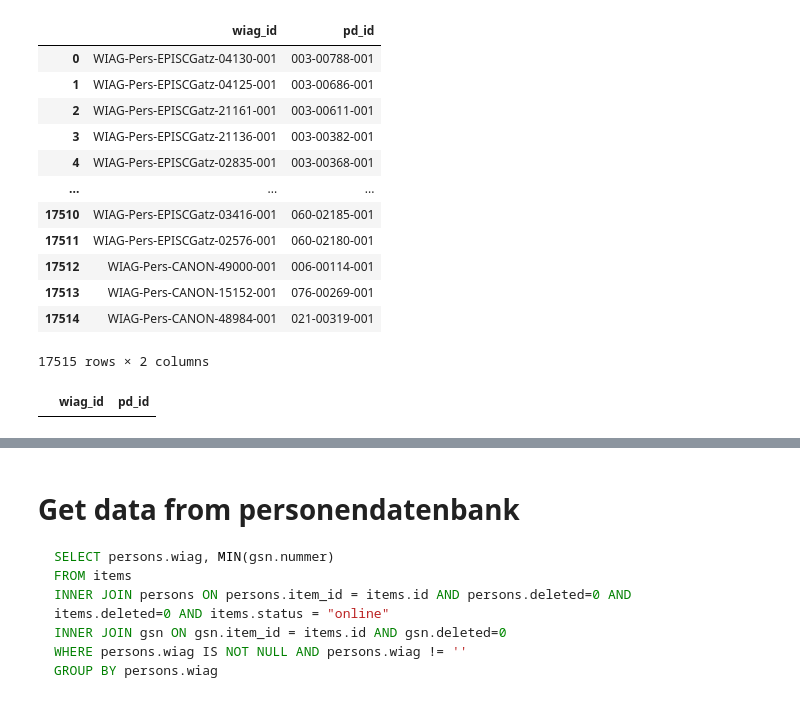
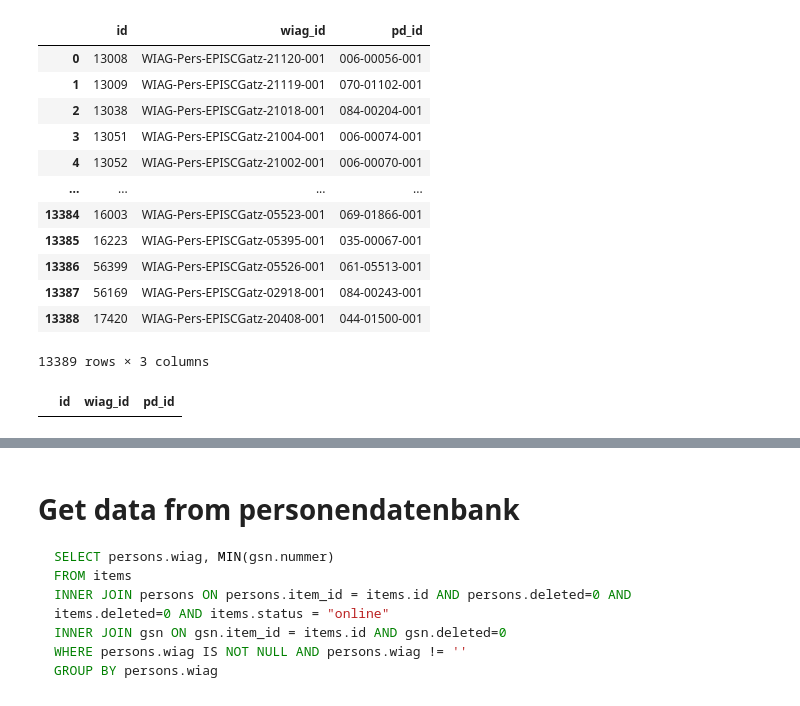
Before and after one commit to WIAG-ADW-GOE/WIAGweb2, a Jupyter notebook: notebooks/pr_recon.ipynb, the cells around one changed output, grey strips where cells are left out. Cells and saved outputs as stored; diff of their text form; code cells hidden in the pictures.

```diff
--- a/notebooks/pr_recon.ipynb
+++ b/notebooks/pr_recon.ipynb
@@ -23,21 +49,21 @@ or item.merge_status = 'original'
 # %%
-ic_df = pd.read_csv('item_corpus_2024-05-15_1.csv', names=["wiag_id","pd_id"])
+ic_df = pd.read_csv('item_2024-05-21.csv', names=["id", "wiag_id", "pd_id"])
 ic_df
 # %% [output]
-|  | wiag_id | pd_id |
-| 0 | WIAG-Pers-EPISCGatz-04130-001 | 003-00788-001 |
-| 1 | WIAG-Pers-EPISCGatz-04125-001 | 003-00686-001 |
-| 2 | WIAG-Pers-EPISCGatz-21161-001 | 003-00611-001 |
-| 3 | WIAG-Pers-EPISCGatz-21136-001 | 003-00382-001 |
-| 4 | WIAG-Pers-EPISCGatz-02835-001 | 003-00368-001 |
-| ... | ... | ... |
-| 17510 | WIAG-Pers-EPISCGatz-03416-001 | 060-02185-001 |
-| 17511 | WIAG-Pers-EPISCGatz-02576-001 | 060-02180-001 |
-| 17512 | WIAG-Pers-CANON-49000-001 | 006-00114-001 |
-| 17513 | WIAG-Pers-CANON-15152-001 | 076-00269-001 |
-| 17514 | WIAG-Pers-CANON-48984-001 | 021-00319-001 |
+|  | id | wiag_id | pd_id |
+| 0 | 13008 | WIAG-Pers-EPISCGatz-21120-001 | 006-00056-001 |
+| 1 | 13009 | WIAG-Pers-EPISCGatz-21119-001 | 070-01102-001 |
+| 2 | 13038 | WIAG-Pers-EPISCGatz-21018-001 | 084-00204-001 |
+| 3 | 13051 | WIAG-Pers-EPISCGatz-21004-001 | 006-00074-001 |
+| 4 | 13052 | WIAG-Pers-EPISCGatz-21002-001 | 006-00070-001 |
+| ... | ... | ... | ... |
+| 13384 | 16003 | WIAG-Pers-EPISCGatz-05523-001 | 069-01866-001 |
+| 13385 | 16223 | WIAG-Pers-EPISCGatz-05395-001 | 035-00067-001 |
+| 13386 | 56399 | WIAG-Pers-EPISCGatz-05526-001 | 061-05513-001 |
+| 13387 | 56169 | WIAG-Pers-EPISCGatz-02918-001 | 084-00243-001 |
+| 13388 | 17420 | WIAG-Pers-EPISCGatz-20408-001 | 044-01500-001 |
-17515 rows × 2 columns
+13389 rows × 3 columns
 # %%
 ic_df[ic_df['pd_id'].isna()]
 # %% [output]
-|  | wiag_id | pd_id |
+|  | id | wiag_id | pd_id |
```
Also changed, not shown: parts of 13 cells of this notebook.
